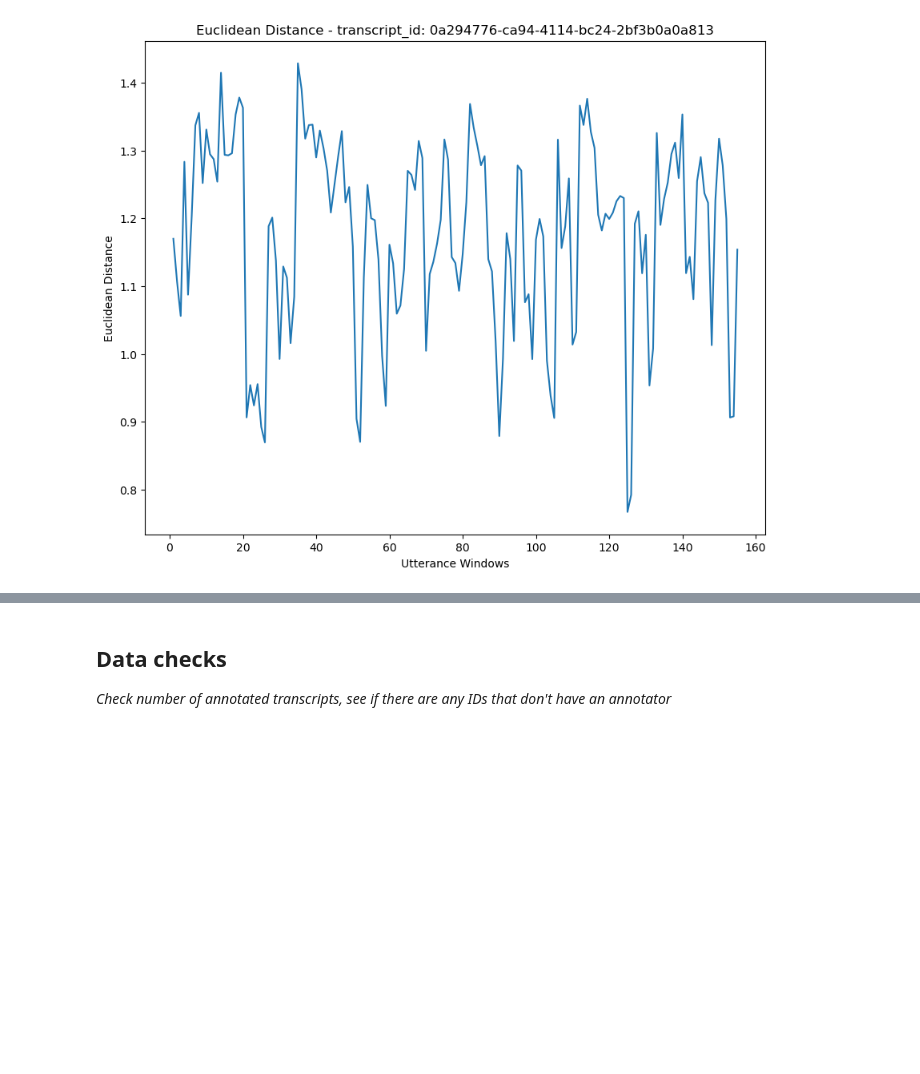
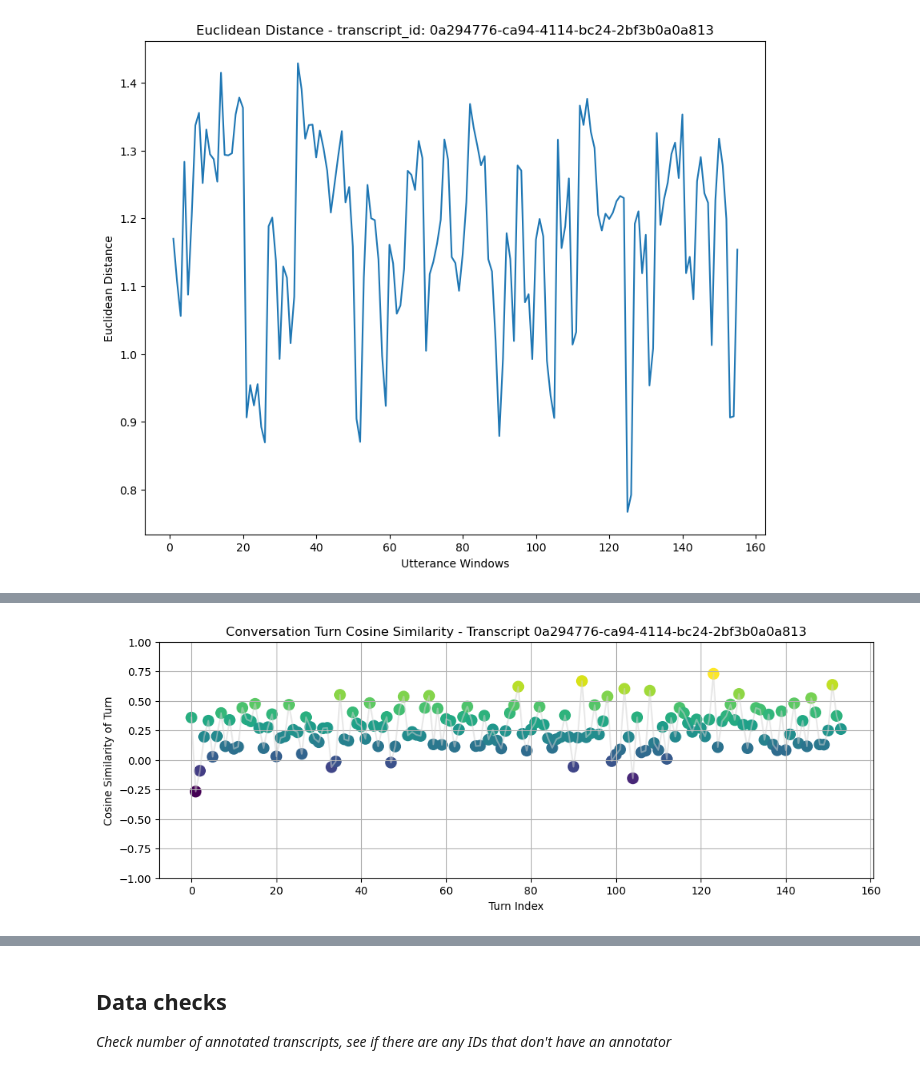
Before and after one commit to SocialInteractionLab/Candor, a Jupyter notebook: analysis-full/scripts/2-foraging-analyses.ipynb, the cells around one changed output, grey strips where cells are left out. Cells and saved outputs as stored; diff of their text form; code cells hidden in the pictures; blank space fills up the shorter version.

```diff
--- a/analysis-full/scripts/2-foraging-analyses.ipynb
+++ b/analysis-full/scripts/2-foraging-analyses.ipynb
@@ -152,0 +215,21 @@ plt.show()
+# %%
+import matplotlib.cm as cm
+
+example_transcript = "0a294776-ca94-4114-bc24-2bf3b0a0a813"
+example_df = angles_df[angles_df['transcript_id'] == example_transcript]
+
+norm = (example_df['cosine_turn'] - example_df['cosine_turn'].min()) / \
+       (example_df['cosine_turn'].max() - example_df['cosine_turn'].min())
+colors = cm.viridis(norm)
+
+plt.figure(figsize=(12, 4))
+plt.scatter(example_df['turn_index'], example_df['cosine_turn'], c=colors, s=100)
+plt.plot(example_df['turn_index'], example_df['cosine_turn'], color='lightgray', alpha=0.5)
+plt.xlabel("Turn Index")
+plt.ylabel("Cosine Similarity of Turn")
+plt.title(f"Conversation Turn Cosine Similarity - Transcript {example_transcript}")
+plt.ylim(-1, 1)
+plt.grid(True)
+plt.show()
+# %% [output]
+[figure, added]
```
Also changed, not shown: parts of 10 cells of this notebook.
